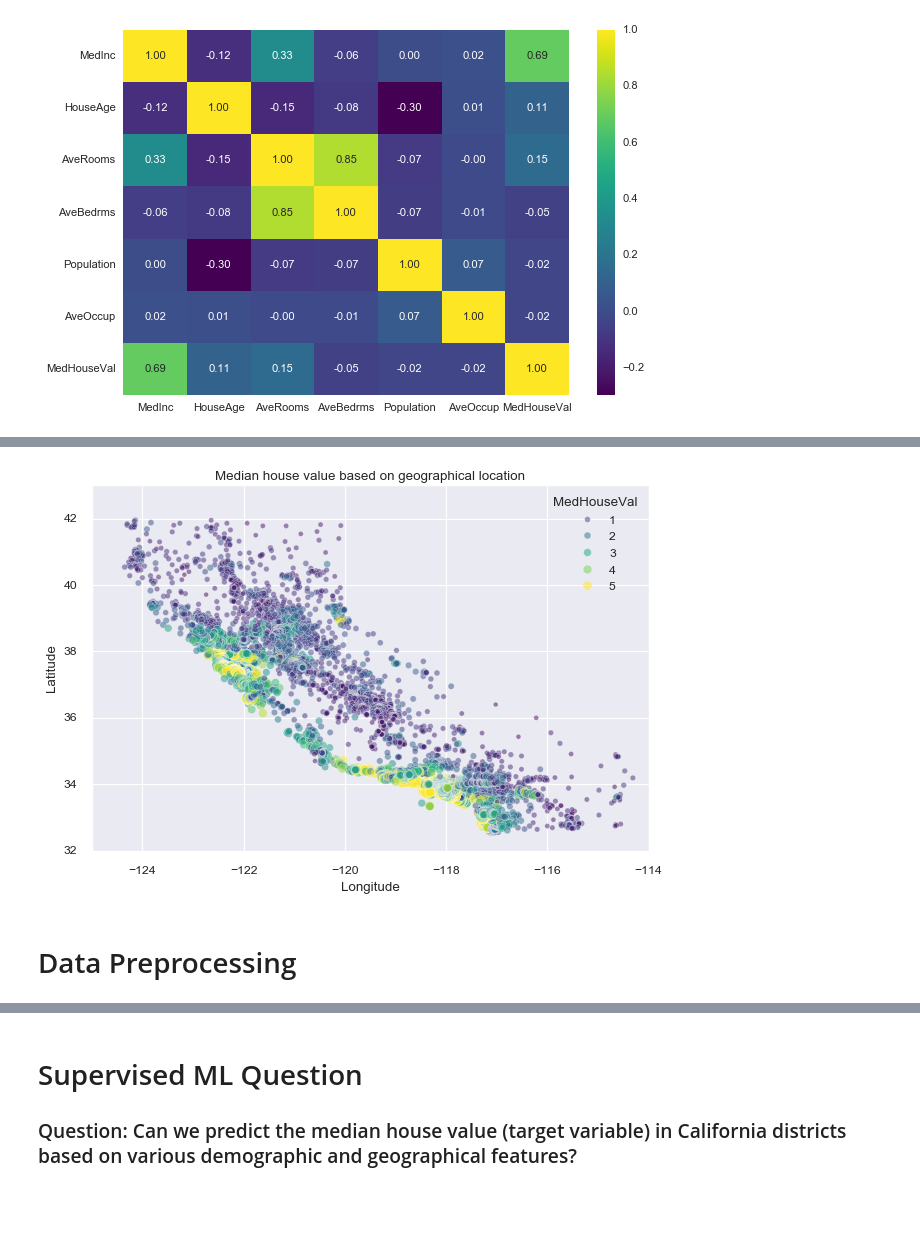
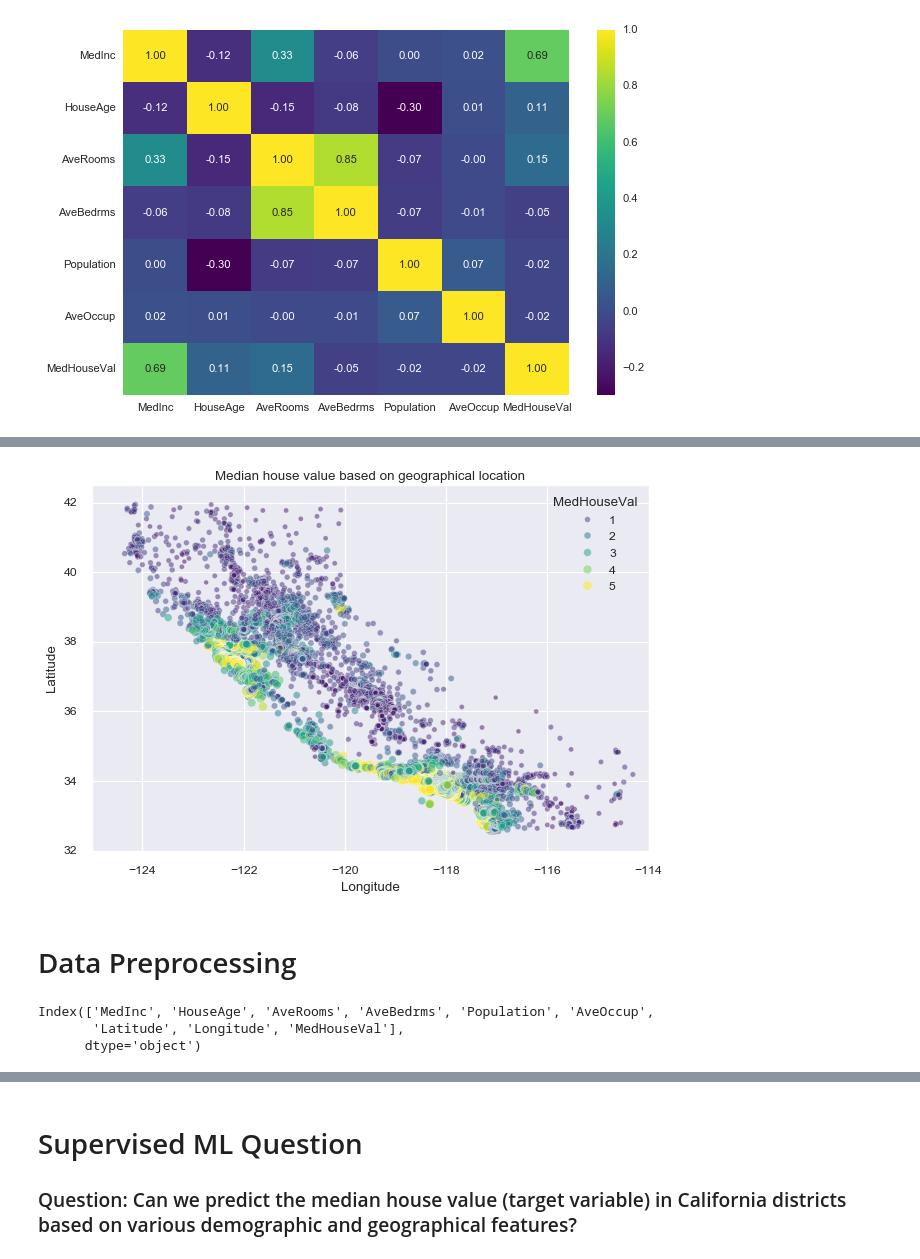
Before and after one commit to efyrb4/dsda-zdat2003-assessment-2-efyrb4, a Jupyter notebook: src/ML_experiments.ipynb, the cells around one changed output, grey strips where cells are left out. Saved outputs shown, nothing was run; the diff lists cells and outputs as text; code cells hidden in the pictures; blank space fills up the shorter version.

```diff
--- a/src/ML_experiments.ipynb
+++ b/src/ML_experiments.ipynb
@@ -193,20 +195,27 @@ plt.show()
 # %%
 # Scatter plot of Median House Value based on geographical location
 sns.scatterplot(data = housing_df,
                  x = "Longitude",
                    y = "Latitude",
                      size = "MedHouseVal",
                        hue = "MedHouseVal",
                          palette = "viridis",
                            alpha=0.5)
 
-# Visual adjustments
-plt.ylim(32, 43)
+# Visual adjustments, for x and y axis limits, labels, legend and title
+plt.ylim(32, 42.5)
 plt.xlim(-125, -114)
 plt.legend(title = "MedHouseVal")
 plt.title("Median house value based on geographical location")
 plt.show()
 # %% [output]
-[figure, old version]
+[figure, new version]
 # %% [markdown]
 # Data Preprocessing
+# %%
+# Columns within the housing df
+housing_df.columns
+# %% [output]
+Index(['MedInc', 'HouseAge', 'AveRooms', 'AveBedrms', 'Population', 'AveOccup',
+       'Latitude', 'Longitude', 'MedHouseVal'],
+      dtype='object')
```
Also changed, not shown: parts of 14 cells of this notebook.
